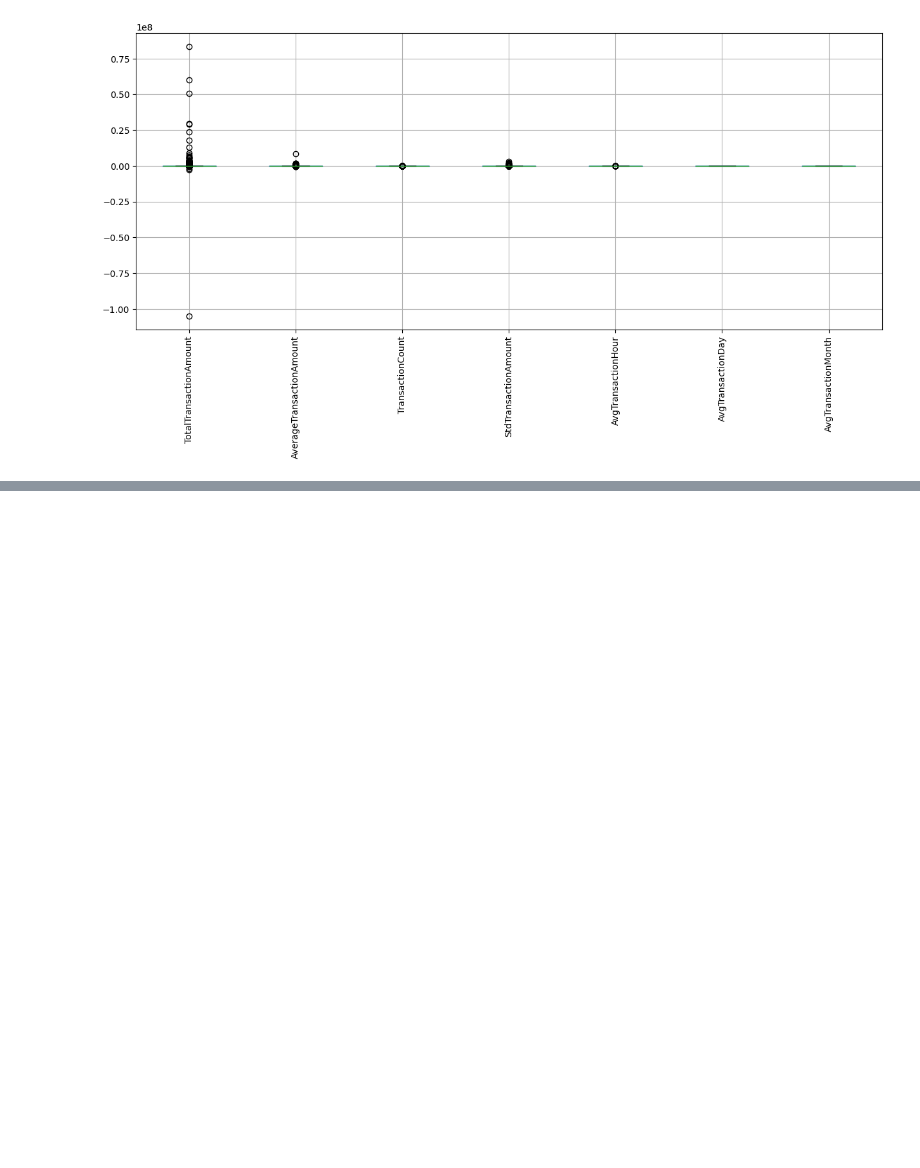
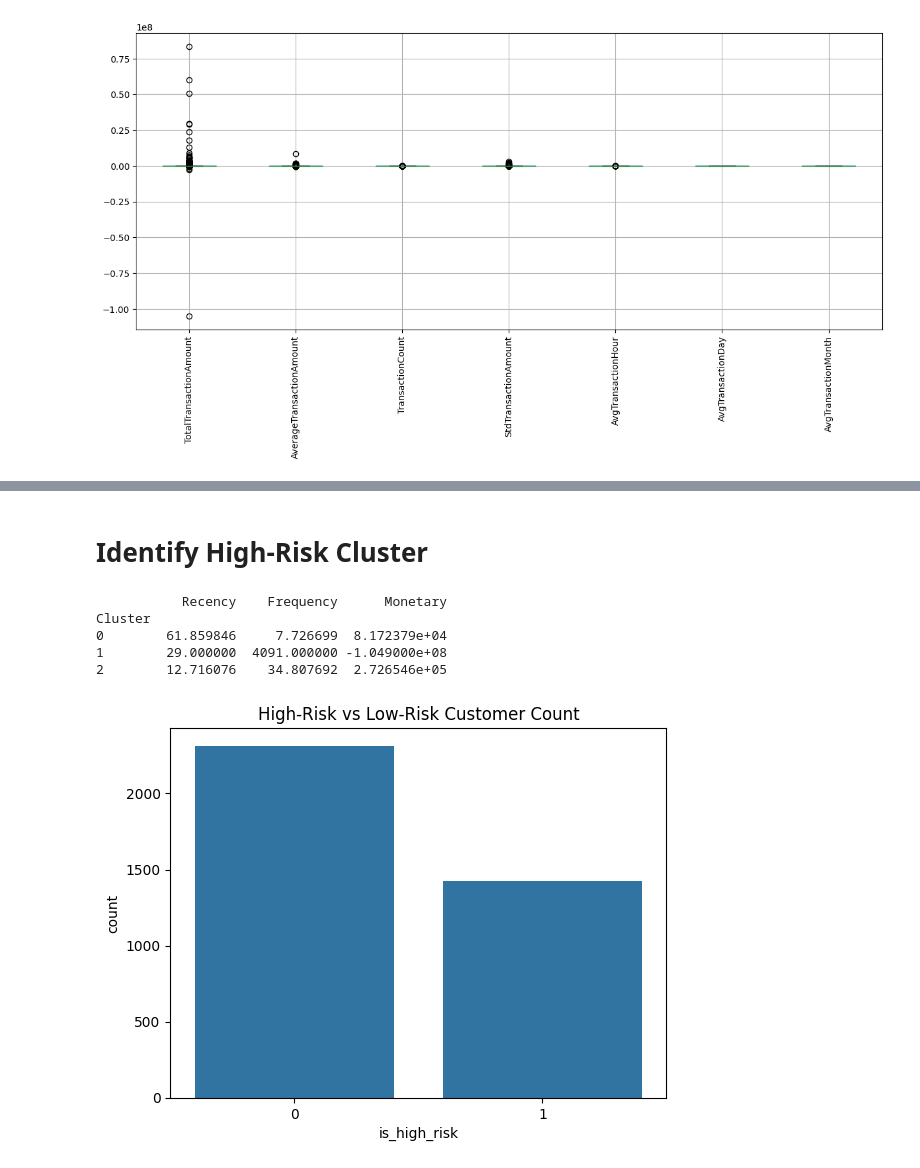
Before and after one commit to Habtu32/credit-risk-model, a Jupyter notebook: notebooks/eda.ipynb, the cells around one changed output, grey strips where cells are left out. Saved outputs shown, nothing was run; the diff lists cells and outputs as text; code cells hidden in the pictures; blank space fills up the shorter version.

Commit message:
feat(task4): create proxy target variable using RFM and K-Means

```diff
--- a/notebooks/eda.ipynb
+++ b/notebooks/eda.ipynb
@@ -384,0 +409,31 @@ plt.show()
+# %%
+from sklearn.cluster import KMeans
+
+kmeans = KMeans(n_clusters=3, random_state=42)
+rfm['Cluster'] = kmeans.fit_predict(rfm_scaled)
+# %% [markdown]
+# Identify High-Risk Cluster
+# %%
+# Compute average RFM per cluster
+cluster_summary = rfm.groupby('Cluster')[['Recency', 'Frequency', 'Monetary']].mean()
+print(cluster_summary)
+# %% [output]
+           Recency    Frequency      Monetary
+Cluster
+0        61.859846     7.726699  8.172379e+04
+1        29.000000  4091.000000 -1.049000e+08
+2        12.716076    34.807692  2.726546e+05
+# %%
+high_risk_cluster = cluster_summary['Recency'].idxmax()  # Usually highest recency
+rfm['is_high_risk'] = (rfm['Cluster'] == high_risk_cluster).astype(int)
+# %%
+customer_df = customer_df.merge(rfm[['CustomerId', 'is_high_risk']], on='CustomerId', how='left')
+# %%
+import seaborn as sns
+import matplotlib.pyplot as plt
+
+sns.countplot(x='is_high_risk', data=customer_df)
+plt.title('High-Risk vs Low-Risk Customer Count')
+plt.show()
+# %% [output]
+[figure, added]
```
Also changed, not shown: parts of 5 cells of this notebook.
